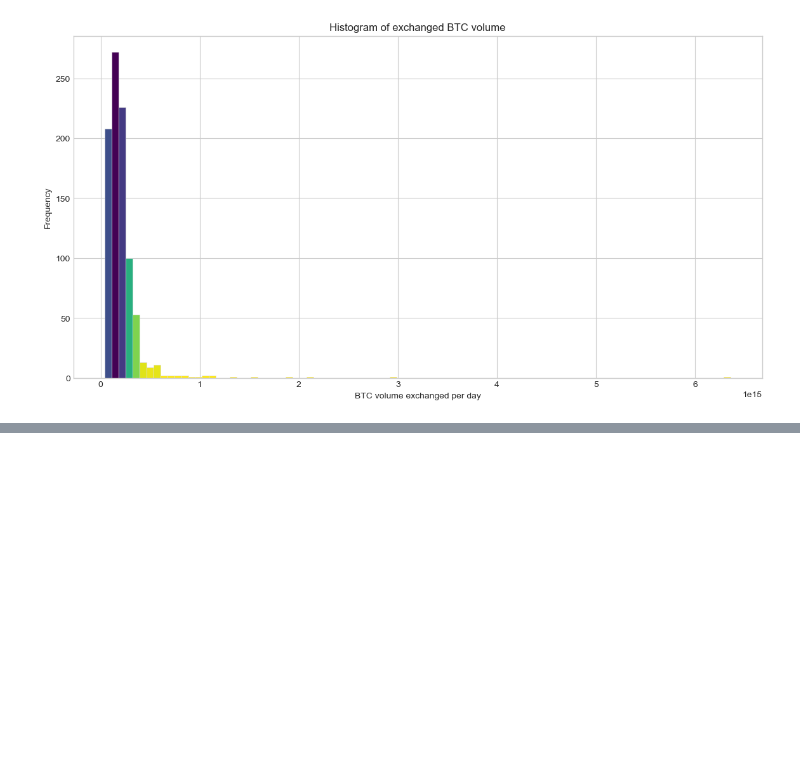
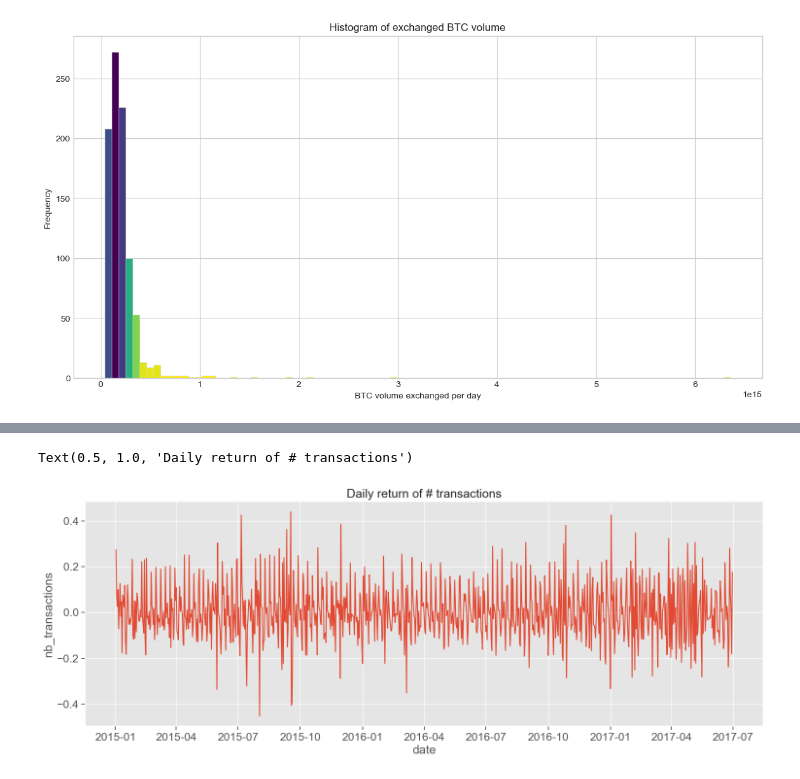
Before and after one commit to trsdimi/big-data, a Jupyter notebook: main.ipynb, the cells around one changed output, grey strips where cells are left out. Saved outputs shown, nothing was run; the diff lists cells and outputs as text; code cells hidden in the pictures; blank space fills up the shorter version.

```diff
--- a/main.ipynb
+++ b/main.ipynb
@@ -119,0 +164,7 @@ plt.show()
+# %%
+plt.subplots(figsize=(18, 6))
+sns.lineplot(x='date', y=np.log(global_data.nb_transactions).diff(1).shift(0), data=global_data)
+plt.title('Daily return of # transactions')
+# %% [output]
+Text(0.5, 1.0, 'Daily return of # transactions')
+[figure, added]
```
Also changed, not shown: parts of 7 cells of this notebook, 1 other file.
